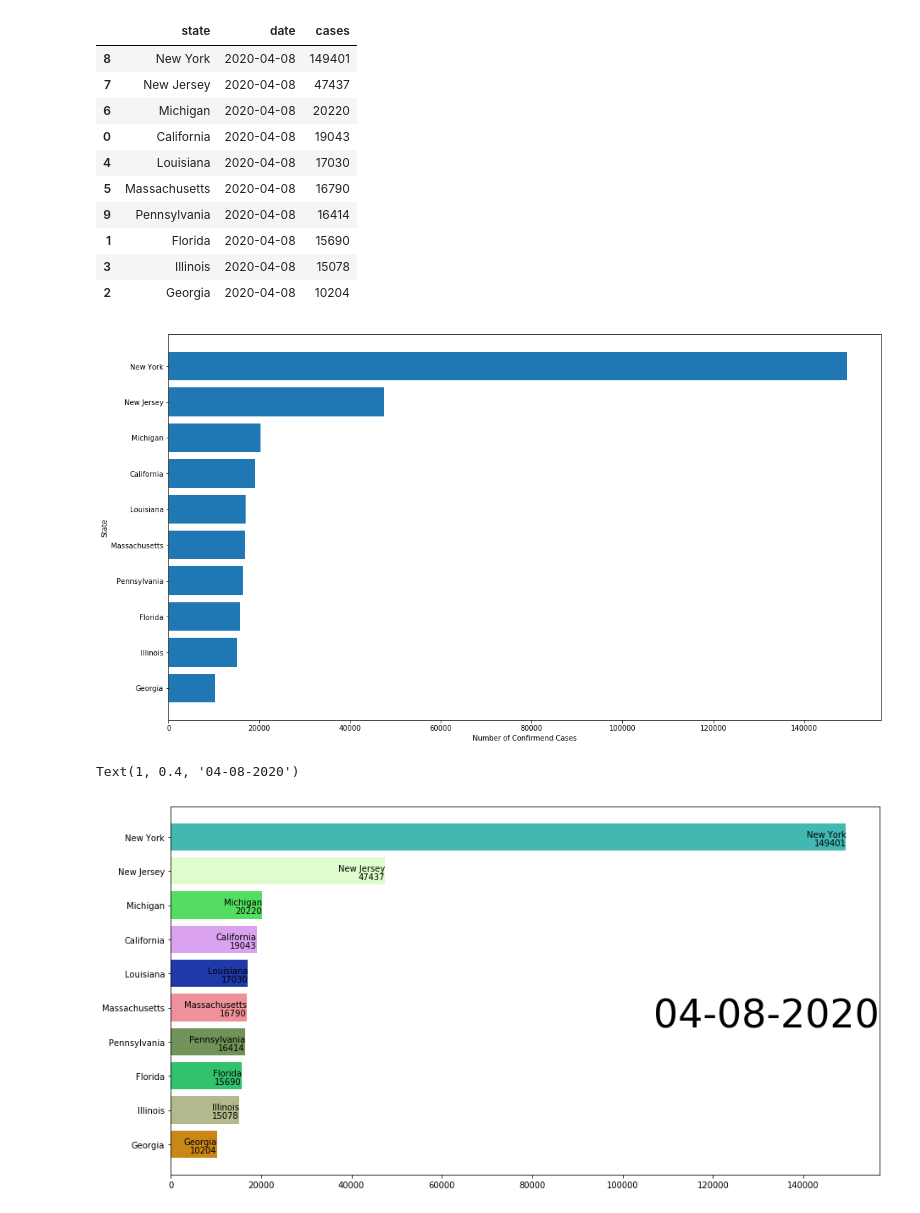
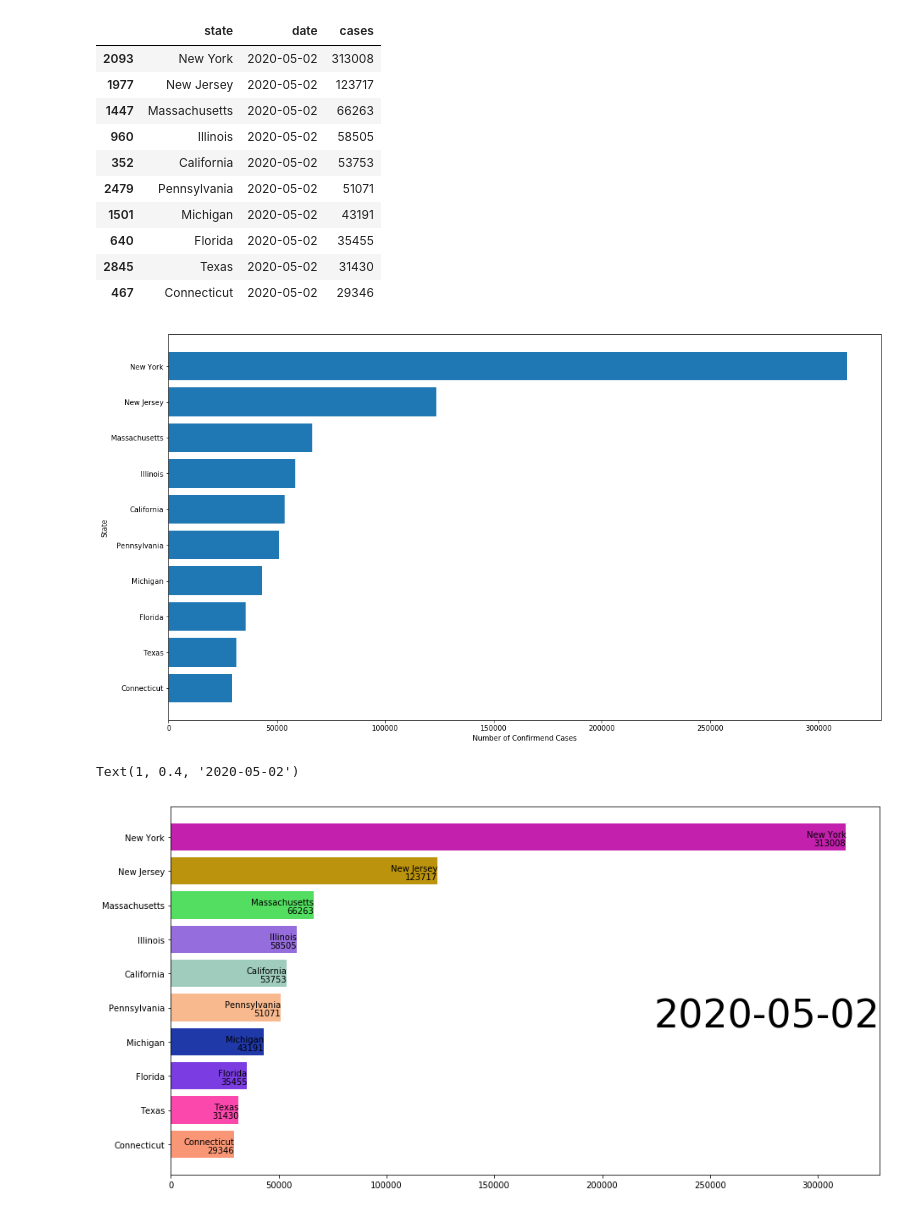
Before and after one commit to irwinmier96/Extra_Side_Projects, a Jupyter notebook: Coronavirus Cases by U.S County 2020/cases_US_state_over_time_running_chart.ipynb, the cells around one changed output. Saved outputs shown, nothing was run; the diff lists cells and outputs as text; code cells hidden in the pictures.

```diff
--- a/Coronavirus Cases by U.S County 2020/cases_US_state_over_time_running_chart.ipynb
+++ b/Coronavirus Cases by U.S County 2020/cases_US_state_over_time_running_chart.ipynb
@@ -12,7 +12,7 @@ import datetime
 from random import randint
 import re
 # %%
-df = pd.read_csv("us-counties.csv")
+df = pd.read_excel("us-counties-updated-may.xlsx", encoding='utf-8')
 # %%
 df = df[['state', 'date', 'cases']]
 df['date'] = pd.to_datetime(df.date)
@@ -31,18 +31,18 @@ covid.head()
 # %%
-df = (covid[covid['date'].eq("2020-04-08")].sort_values(by="cases",ascending=False).head(10))
+df = (covid[covid['date'].eq("2020-05-02")].sort_values(by="cases",ascending=False).head(10))
 df
 # %% [output]
 |  | state | date | cases |
-| 8 | New York | 2020-04-08 | 149401 |
-| 7 | New Jersey | 2020-04-08 | 47437 |
-| 6 | Michigan | 2020-04-08 | 20220 |
-| 0 | California | 2020-04-08 | 19043 |
-| 4 | Louisiana | 2020-04-08 | 17030 |
-| 5 | Massachusetts | 2020-04-08 | 16790 |
-| 9 | Pennsylvania | 2020-04-08 | 16414 |
-| 1 | Florida | 2020-04-08 | 15690 |
-| 3 | Illinois | 2020-04-08 | 15078 |
-| 2 | Georgia | 2020-04-08 | 10204 |
+| 2093 | New York | 2020-05-02 | 313008 |
+| 1977 | New Jersey | 2020-05-02 | 123717 |
+| 1447 | Massachusetts | 2020-05-02 | 66263 |
+| 960 | Illinois | 2020-05-02 | 58505 |
+| 352 | California | 2020-05-02 | 53753 |
+| 2479 | Pennsylvania | 2020-05-02 | 51071 |
+| 1501 | Michigan | 2020-05-02 | 43191 |
+| 640 | Florida | 2020-05-02 | 35455 |
+| 2845 | Texas | 2020-05-02 | 31430 |
+| 467 | Connecticut | 2020-05-02 | 29346 |
 # %%
 #plot the initial barchart, then flipping chart
 dff=df[::-1]
@@ -52,7 +52,7 @@ plt.xlabel('Number of Confirmend Cases')
 plt.ylabel('State')
 plt.show()
 # %% [output]
-[figure, old version]
+[figure, new version]
 # %%
 import random
 color_code = []
@@ -63,16 +63,16 @@ colors = dict(zip(covid.state.unique(),color_code))
 # %%
 fig, ax = plt.subplots(figsize=(15, 8))
 # pass colors values to `color=`
 ax.barh(dff['state'], dff['cases'], color=[colors[x] for x in dff['state']])
 # iterate over the values to plot labels and values (Tokyo, Asia, 38194.2)
 for i, (value, name) in enumerate(zip(dff['cases'], dff['state'])):
     ax.text(value, i,     name,            ha='right')  # Tokyo: name
     ax.text(value, i-0.25,     value,           ha='right')   # 38194.2: value
 # Add year right middle portion of canvas
-ax.text(1, 0.4, "04-08-2020", transform=ax.transAxes, size=46, ha='right')
+ax.text(1, 0.4, "2020-05-02", transform=ax.transAxes, size=46, ha='right')
 # %% [output]
-Text(1, 0.4, '04-08-2020')
+Text(1, 0.4, '2020-05-02')
-[figure, old version]
+[figure, new version]
 # %%
 fig, ax = plt.subplots(figsize=(15, 8)) #making function make_barchart so we can call it into a FuncAnimator feature
 def make_barchart(date,case="cases"):
```
Also changed, not shown: parts of 3 cells of this notebook, 2 other files.
